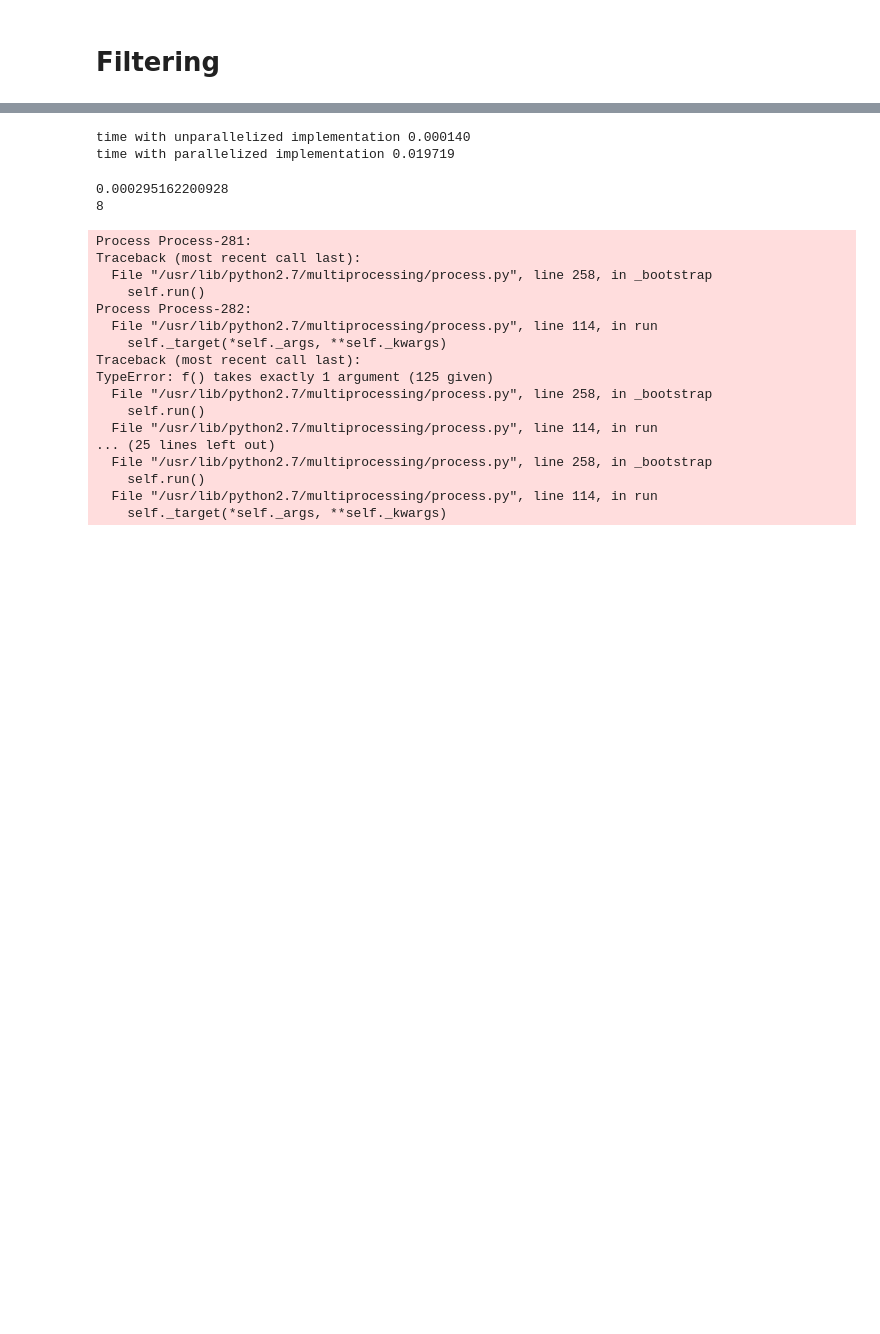
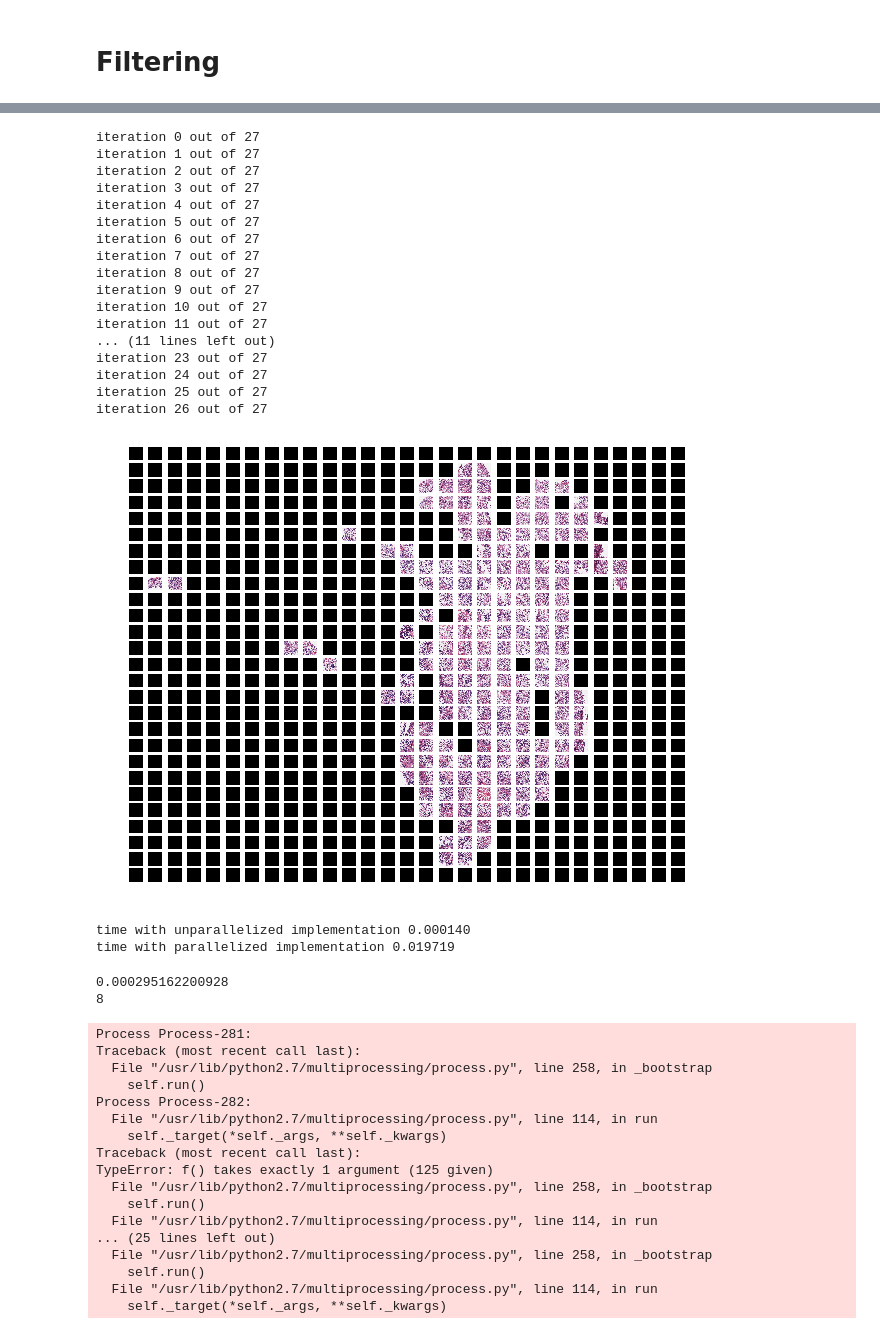
Before and after one commit to plcedoz/Predicting-DNA-methylation-states-from-pathology-images-using-Deep-Learning, a Jupyter notebook: data_preprocessing.ipynb, the cells around one changed output, grey strips where cells are left out. Saved outputs shown, nothing was run; the diff lists cells and outputs as text; code cells hidden in the pictures; blank space fills up the shorter version.

```diff
--- a/data_preprocessing.ipynb
+++ b/data_preprocessing.ipynb
@@ -267,0 +208,41 @@ iteration 28 out of 29
+# %%
+tissues = set()
+for i in range(int(height/batch_size)):
+    print ("iteration %d out of %d"%(i,int(height/batch_size)))
+    for j in range(int(width/batch_size)):
+        idx = i*int(width/batch_size) + j
+        img = X_train[idx]
+        if filtering(img) >= 0.5:
+            tissues.add(idx)
+
+
+black_tile = np.zeros((batch_size, batch_size))
+for i in range(int(height/batch_size)):
+    for j in range(int(width/batch_size)):
+        idx = i*int(width/batch_size) + j
+        plt.subplot(int(height/batch_size), int(width/batch_size), idx+1)
+        if idx in tissues:
+            plt.imshow(X_train[idx].astype('uint8'))
+        else:
+            plt.imshow(black_tile.astype('uint8'))
+        plt.axis('off')
+plt.show()
+# %% [output]
+iteration 0 out of 27
+iteration 1 out of 27
+iteration 2 out of 27
+iteration 3 out of 27
+iteration 4 out of 27
+iteration 5 out of 27
+iteration 6 out of 27
+iteration 7 out of 27
+iteration 8 out of 27
+iteration 9 out of 27
+iteration 10 out of 27
+iteration 11 out of 27
+... (11 lines left out)
+iteration 23 out of 27
+iteration 24 out of 27
+iteration 25 out of 27
+iteration 26 out of 27
+[figure, added]
```
Also changed, not shown: parts of 5 cells of this notebook, 5 other files.
